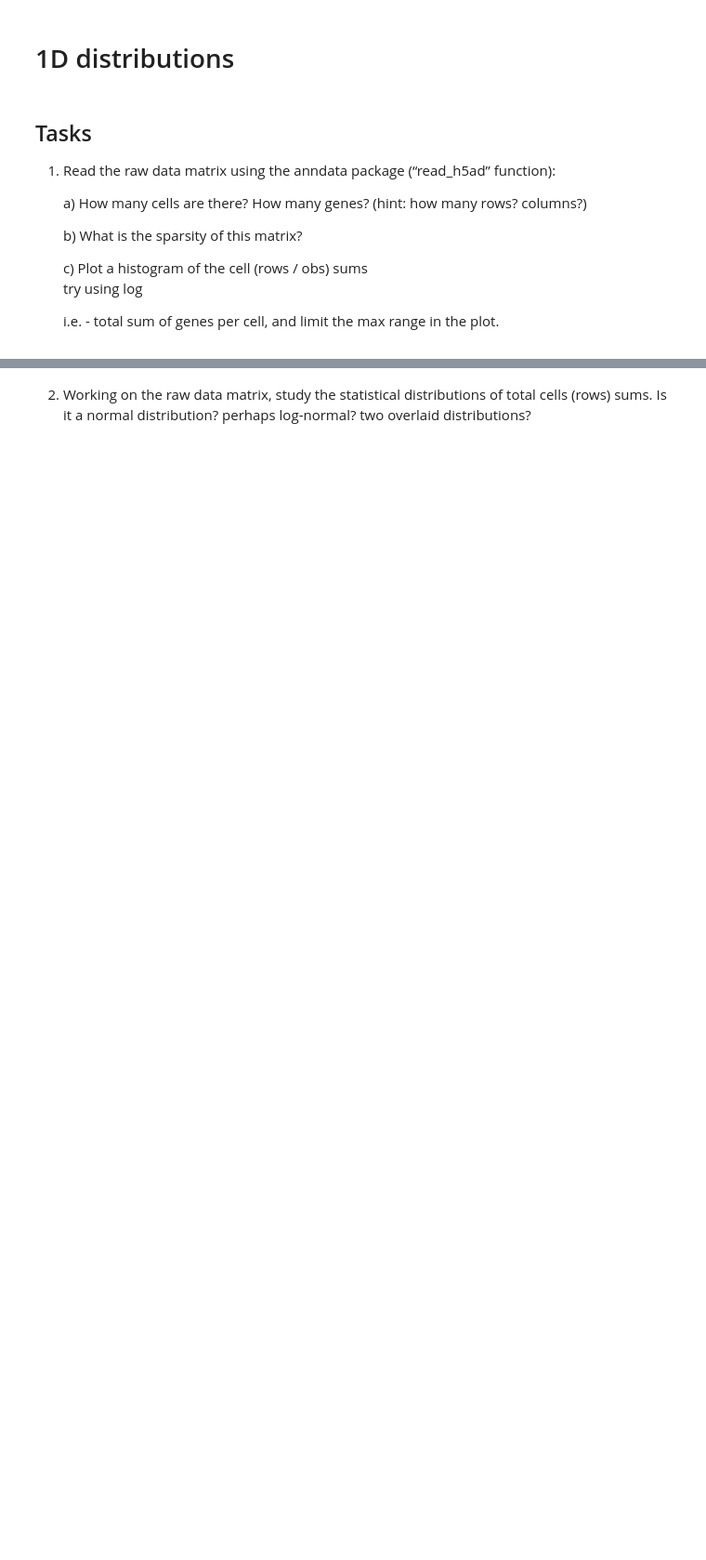
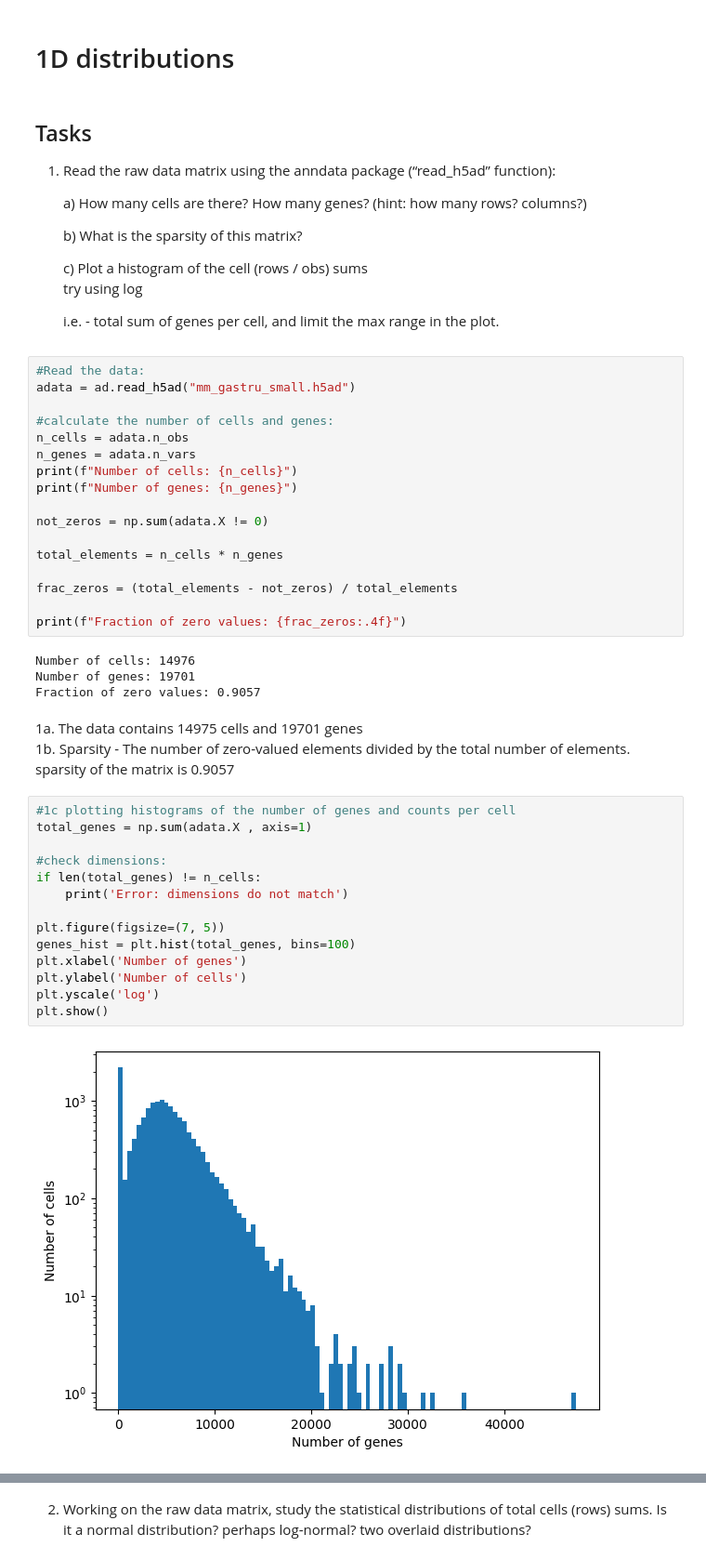
Before and after one commit to Mooguy/AIhub, a Jupyter notebook: ex-scrna/exerciseA.ipynb, the cells around one changed output, grey strips where cells are left out. Shown at 93% size. Drawn from its saved outputs; the diff is of its cells as text; blank space fills up the shorter version.

```diff
--- a/ex-scrna/exerciseA.ipynb
+++ b/ex-scrna/exerciseA.ipynb
@@ -69,3 +91,44 @@ Download data (only when starting the tutorial for the first time):</span>
             try using log
 
     i.e. - total sum of genes per cell, and limit the max range in the plot.
+# %%
+#Read the data:
+adata = ad.read_h5ad("mm_gastru_small.h5ad")
+
+#calculate the number of cells and genes:
+n_cells = adata.n_obs
+n_genes = adata.n_vars
+print(f"Number of cells: {n_cells}")
+print(f"Number of genes: {n_genes}")
+
+not_zeros = np.sum(adata.X != 0)
+
+total_elements = n_cells * n_genes
+
+frac_zeros = (total_elements - not_zeros) / total_elements
+
+print(f"Fraction of zero values: {frac_zeros:.4f}")
+# %% [output]
+Number of cells: 14976
+Number of genes: 19701
+Fraction of zero values: 0.9057
+# %% [markdown]
+1a. The data contains 14975 cells and 19701 genes
+<br>
+1b. Sparsity - The number of zero-valued elements divided by the total number of elements. sparsity of the matrix is 0.9057
+# %%
+#1c plotting histograms of the number of genes and counts per cell
+total_genes = np.sum(adata.X , axis=1)
+
+#check dimensions:
+if len(total_genes) != n_cells:
+    print('Error: dimensions do not match')
+
+plt.figure(figsize=(7, 5))
+genes_hist = plt.hist(total_genes, bins=100)
+plt.xlabel('Number of genes')
+plt.ylabel('Number of cells')
+plt.yscale('log')
+plt.show()
+# %% [output]
+[figure, added]
```
Also changed, not shown: parts of 18 cells of this notebook.
